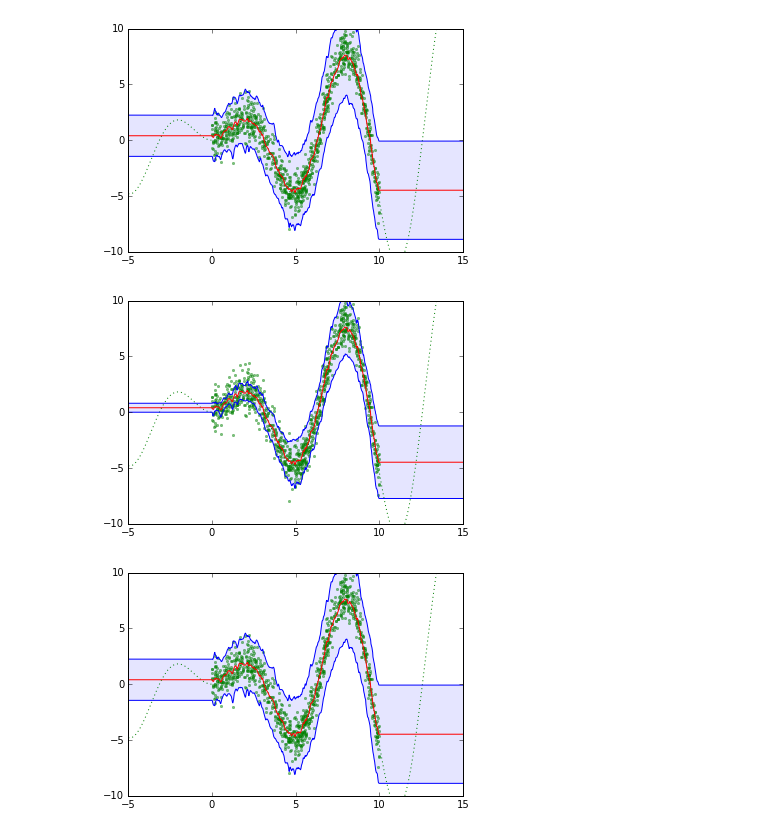
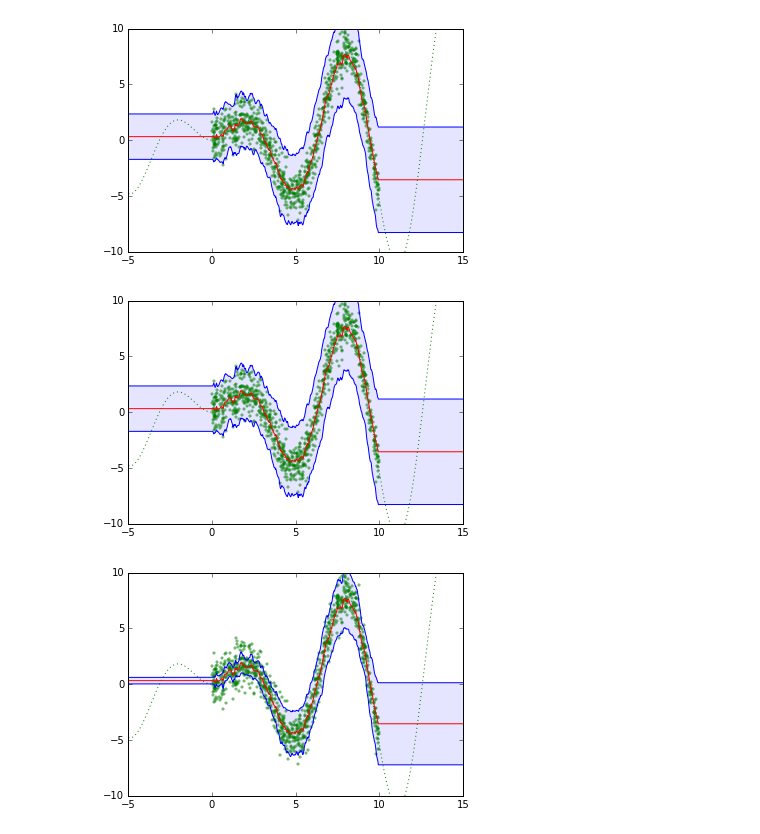
Before and after one commit to glouppe/notebooks, a Jupyter notebook: Variance from tree-based models.ipynb, the cells around one changed output. Drawn from its saved outputs; the diff is of its cells as text; code cells hidden in the pictures.

```diff
--- a/Variance from tree-based models.ipynb
+++ b/Variance from tree-based models.ipynb
@@ -55,7 +55,7 @@ plot(y_pred, y_upper, y_lower)
 from sklearn.gaussian_process import GaussianProcessRegressor
 from sklearn.gaussian_process.kernels import RBF, WhiteKernel
 
-r = GaussianProcessRegressor(kernel=1.0 * RBF() + WhiteKernel())
+r = GaussianProcessRegressor(kernel=1.0 * RBF() + WhiteKernel(), alpha=0.0)
 r.fit(X, y)
 y_pred, std = r.predict(xx, return_std=True)
 
@@ -116,29 +116,29 @@ def std_v1(forest, X_train, y_train, X_test):
         std[i] = weighted_std([y_train[j] for j in neighborhood], weights)
 
     return std
+# %%
+# Variance = SMAC 4.3.2 of http://arxiv.org/abs/1211.0906
+
+def std_v2(forest, X_train, y_train, X_test):
+    std = np.zeros(len(X_test))
+    mu = forest.predict(X_test)
+
+    for t, tree in enumerate(forest.estimators_):
+        var_b = tree.tree_.impurity[tree.apply(X_test)]
+        mu_b = tree.predict(X_test)
+        std += var_b + mu_b ** 2
+
+    std /= len(forest.estimators_)
+    std -= mu ** 2
+
+    return std ** 0.5
 # %%
 # Variance = variance of tree predictions
 
-def std_v2(forest, X_test):
+def std_v3(forest, X_test):
     p = [tree.predict(X_test) for tree in forest.estimators_]
     std = np.std(p, axis=0)
     return std
-# %%
-# Variance = SMAC 4.3.2 of http://arxiv.org/abs/1211.0906
-
-def std_v3(forest, X_train, y_train, X_test):
-    std = np.zeros(len(X_test))
-    mu = forest.predict(X_test)
-
-    for t, tree in enumerate(forest.estimators_):
-        var_b = tree.tree_.impurity[tree.apply(X_test)]
-        mu_b = tree.predict(X_test)
-        std += var_b + mu_b ** 2
-
-    std /= len(forest.estimators_)
-    std -= mu ** 2
-
-    return std ** 0.5
 # %%
 from sklearn.ensemble import RandomForestRegressor
 
@@ -163,21 +163,21 @@ plot(y_pred, y_pred+1.96*std, y_pred-1.96*std)
 # %%
 from sklearn.ensemble import ExtraTreesRegressor
 
 r = ExtraTreesRegressor(n_estimators=500, min_samples_leaf=5)
 r.fit(X, y)
 
 y_pred = r.predict(xx)
 std = std_v1(r, X, y, xx)
 plot(y_pred, y_pred+1.96*std, y_pred-1.96*std)
 
 y_pred = r.predict(xx)
-std = std_v2(r, xx)
+std = std_v2(r, X, y, xx)
 plot(y_pred, y_pred+1.96*std, y_pred-1.96*std)
 
 y_pred = r.predict(xx)
-std = std_v3(r, X, y, xx)
+std = std_v3(r, xx)
 plot(y_pred, y_pred+1.96*std, y_pred-1.96*std)
 # %% [output]
-[figure, old version]
+[figure, new version]
-[figure, old version]
+[figure, new version]
-[figure, old version]
+[figure, new version]
```
Also changed, not shown: parts of 7 cells of this notebook.
